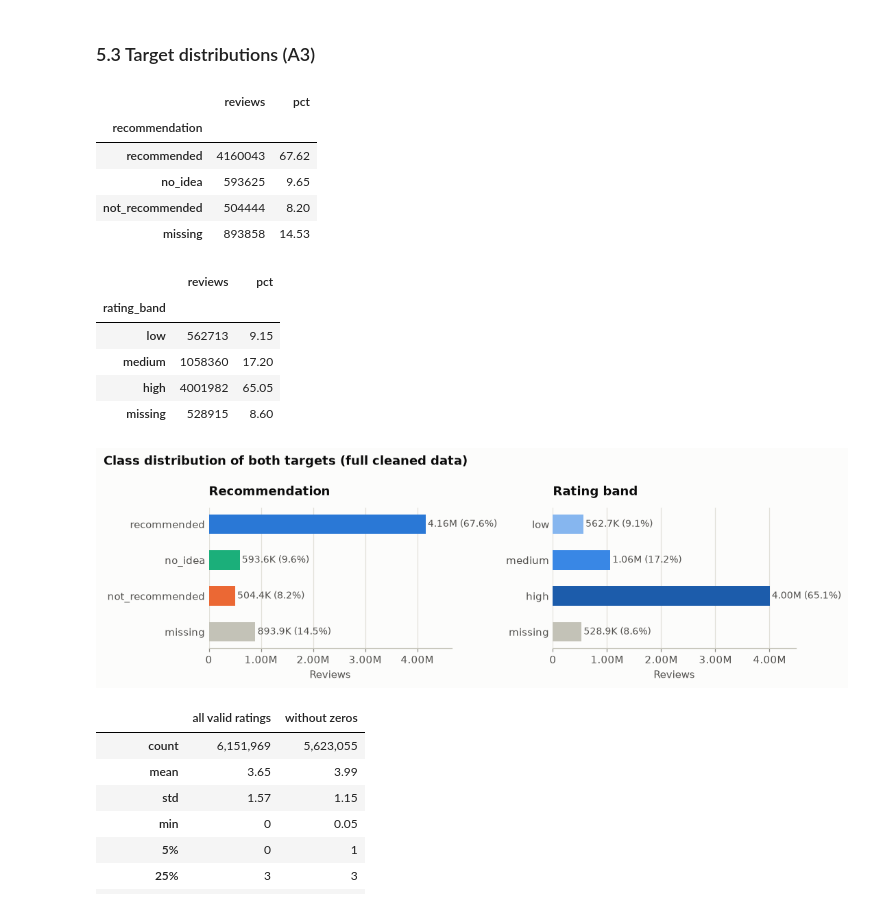
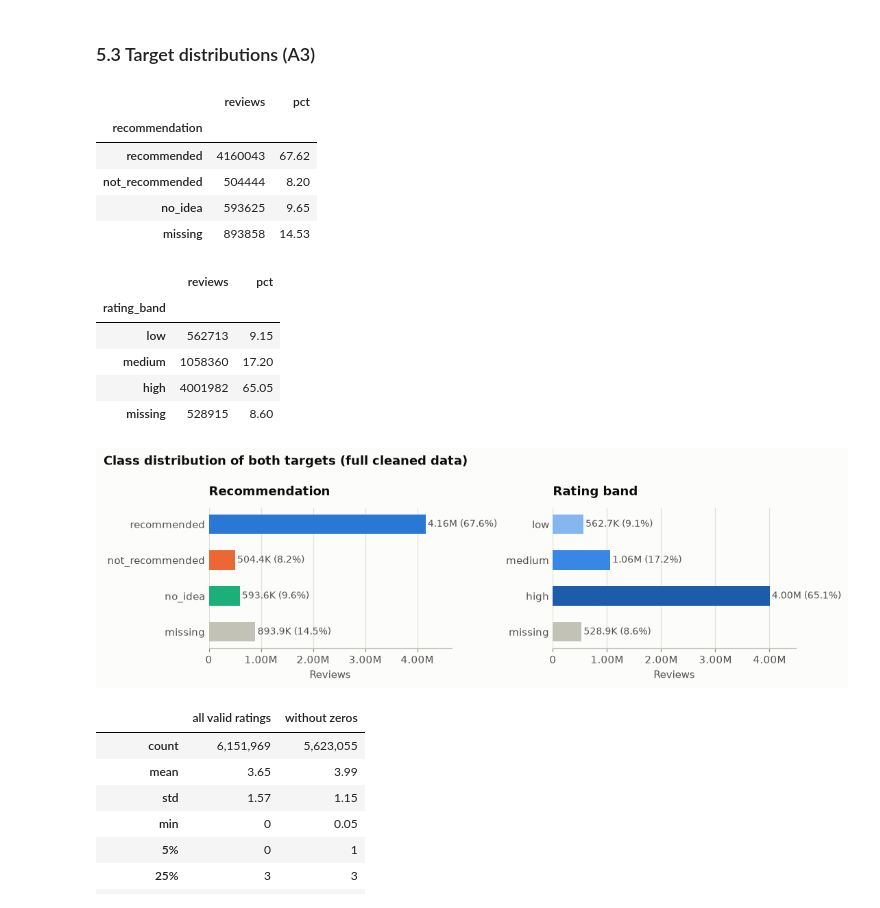
Before and after one commit to alidarviish/digikala-review-analysis, a Jupyter notebook: notebooks/01_descriptive_analysis.ipynb, the cells around one changed output. Cells and saved outputs as stored; diff of their text form; code cells hidden in the pictures.

```diff
--- a/notebooks/01_descriptive_analysis.ipynb
+++ b/notebooks/01_descriptive_analysis.ipynb
@@ -858,21 +867,21 @@ missing seller is fully explained by non-buyers, and missing recommendation labe
 # %%
 def class_table(values, order):
     table = values.fillna("missing").value_counts().reindex(order).to_frame("reviews")
     table["pct"] = 100 * table["reviews"] / len(values)
     return table
 
 
 recommendation_table = class_table(
-    data["recommendation"], ["recommended", "no_idea", "not_recommended", "missing"]
+    data["recommendation"], ["recommended", "not_recommended", "no_idea", "missing"]
 )
 band_table = class_table(data["rating_band"], ["low", "medium", "high", "missing"])
 display(recommendation_table, band_table)
 # %% [output]
 |  | reviews | pct |
 | recommendation |  |  |
 | recommended | 4160043 | 67.62 |
+| not_recommended | 504444 | 8.20 |
 | no_idea | 593625 | 9.65 |
-| not_recommended | 504444 | 8.20 |
 | missing | 893858 | 14.53 |
 |  | reviews | pct |
 | rating_band |  |  |
@@ -905,7 +914,7 @@ fig.tight_layout()
 plotting.save(fig, "target_distributions")
 plt.show()
 # %% [output]
-[figure, old version]
+[figure, new version]
 # %%
 rate = data["rate"][data["rate"] <= 5]
 rate_stats = pd.DataFrame(
```
Also changed, not shown: parts of 2 cells of this notebook, 11 other files.
